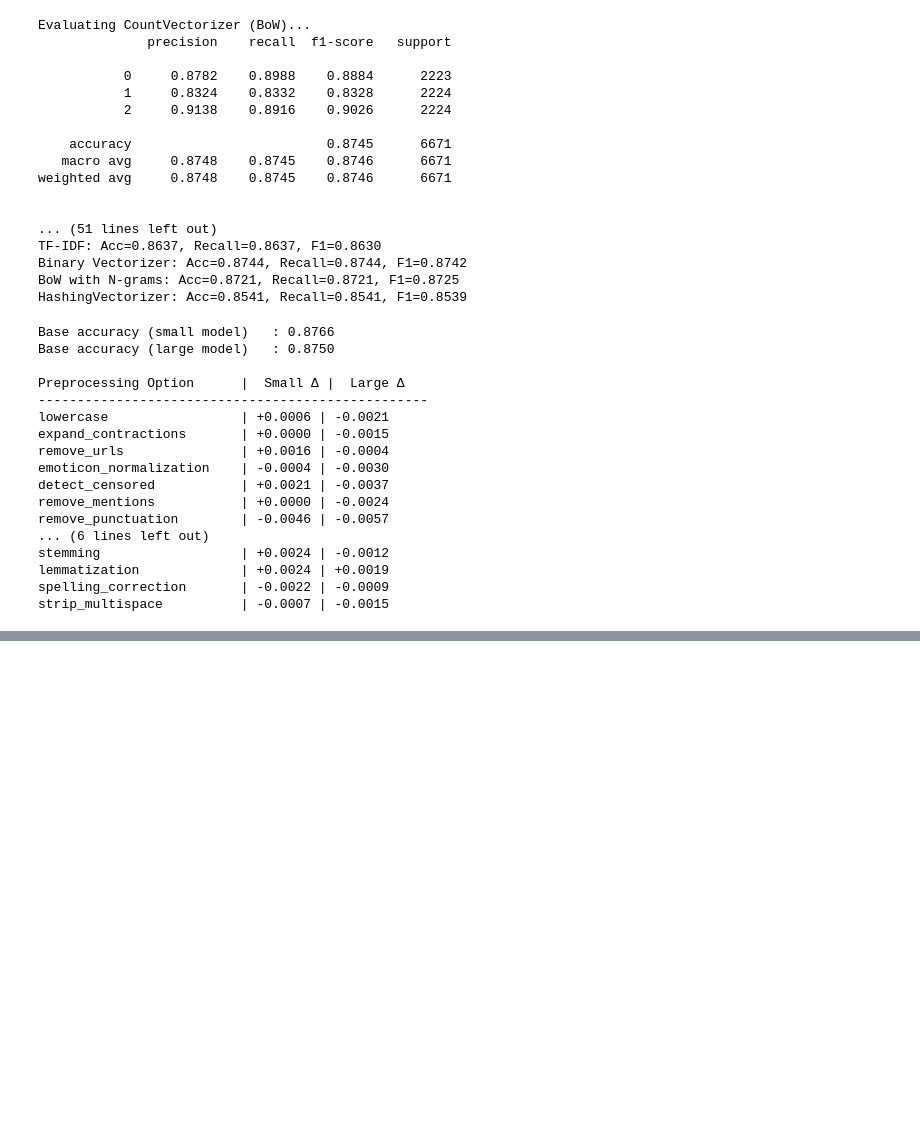
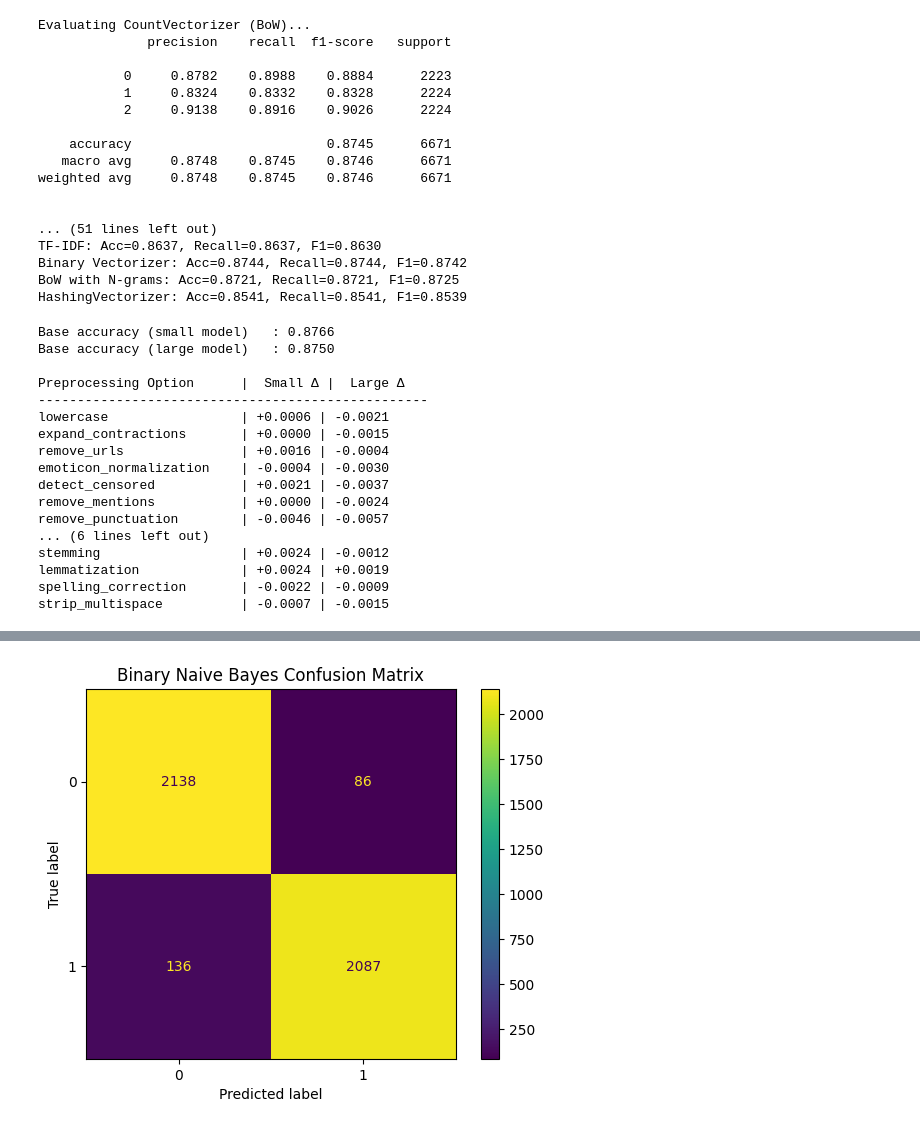
Before and after one commit to DesjardinsRepos/NLP_2025, a Jupyter notebook: 2-3-classification.ipynb, the cells around one changed output, grey strips where cells are left out. Cells and saved outputs as stored; diff of their text form; code cells hidden in the pictures; blank space fills up the shorter version.

Commit message:
binary classification & more

```diff
--- a/2-3-classification.ipynb
+++ b/2-3-classification.ipynb
@@ -805,0 +913,94 @@ strip_multispace          | -0.0007 | -0.0015
+# %%
+# ✅ Binary Classification vs. Multiclass Classification
+
+import gc
+import numpy as np
+import torch
+import torch.nn as nn
+import torch.optim as optim
+from sklearn.model_selection import train_test_split
+from sklearn.feature_extraction.text import CountVectorizer
+from sklearn.naive_bayes import MultinomialNB
+from sklearn.metrics import classification_report, ConfusionMatrixDisplay
+import matplotlib.pyplot as plt
+import warnings
+warnings.filterwarnings("ignore")
+
+SEED = 42
+np.random.seed(SEED)
+torch.manual_seed(SEED)
+
+df = get_balanced_dataset()
+
+def run_pipeline(df, title_prefix):
+    df["label"] = df["sentiment"].astype("category").cat.codes
+    X_train, X_test, y_train, y_test = train_test_split(
+        df["text"], df["label"], test_size=0.2, stratify=df["label"], random_state=SEED
+    )
+    vectorizer = CountVectorizer(ngram_range=(1, 2))
+    X_train_vec = vectorizer.fit_transform(X_train)
+    X_test_vec = vectorizer.transform(X_test)
+
+    nb_model = MultinomialNB()
+    nb_model.fit(X_train_vec, y_train)
+    y_pred_nb = nb_model.predict(X_test_vec)
+
+    print(f"\n--- {title_prefix} Naive Bayes ---")
+    print(classification_report(y_test, y_pred_nb, digits=4))
+    ConfusionMatrixDisplay.from_predictions(y_test, y_pred_nb)
+    plt.title(f"{title_prefix} Naive Bayes Confusion Matrix")
+    plt.show()
+
+    del vectorizer, nb_model, y_pred_nb
+    gc.collect()
+
+    class FeedForwardNN(nn.Module):
+        def __init__(self, input_dim, output_dim):
+            super().__init__()
+            self.fc = nn.Sequential(
+                nn.Linear(input_dim, 128),
+                nn.ReLU(),
+                nn.Linear(128, output_dim)
+            )
+        def forward(self, x):
+            return self.fc(x)
+
+    X_train_tensor = torch.tensor(X_train_vec.toarray(), dtype=torch.float32)
+    X_test_tensor = torch.tensor(X_test_vec.toarray(), dtype=torch.float32)
+    y_train_tensor = torch.tensor(y_train.values, dtype=torch.long)
+    y_test_tensor = torch.tensor(y_test.values, dtype=torch.long)
+
+    nn_model = FeedForwardNN(X_train_tensor.shape[1], df["label"].nunique())
+    criterion = nn.CrossEntropyLoss()
+    optimizer = optim.Adam(nn_model.parameters(), lr=0.001)
+
+    nn_model.train()
+    for epoch in range(10):
+        for i in range(0, len(X_train_tensor), 64):
+            batch_x = X_train_tensor[i:i+64]
+            batch_y = y_train_tensor[i:i+64]
+            optimizer.zero_grad()
+            outputs = nn_model(batch_x)
+            loss = criterion(outputs, batch_y)
+            loss.backward()
+            optimizer.step()
+
+    nn_model.eval()
+    with torch.no_grad():
+        outputs = nn_model(X_test_tensor)
+        y_pred_nn = torch.argmax(outputs, dim=1)
+
+    print(f"\n--- {title_prefix} Feed-Forward NN ---")
+    print(classification_report(y_test_tensor, y_pred_nn, digits=4))
+    ConfusionMatrixDisplay.from_predictions(y_test_tensor, y_pred_nn)
+    plt.title(f"{title_prefix} Feed-Forward NN Confusion Matrix")
+    plt.show()
+
+    del nn_model, criterion, optimizer
+
+df_binary = df[df["sentiment"].isin(["positive", "negative"])].copy()
+run_pipeline(df_binary, "Binary")
+
+df_multiclass = df.copy()
+run_pipeline(df_multiclass, "Multiclass")
+# %% [output]
@@ -805,0 +1016 @@ strip_multispace          | -0.0007 | -0.0015
+[figure, added]
```
Also changed, not shown: parts of 6 cells of this notebook, 1 other file.
